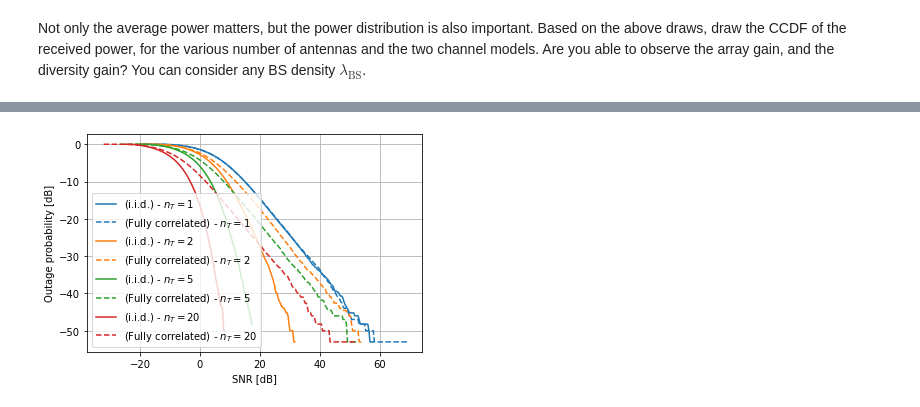
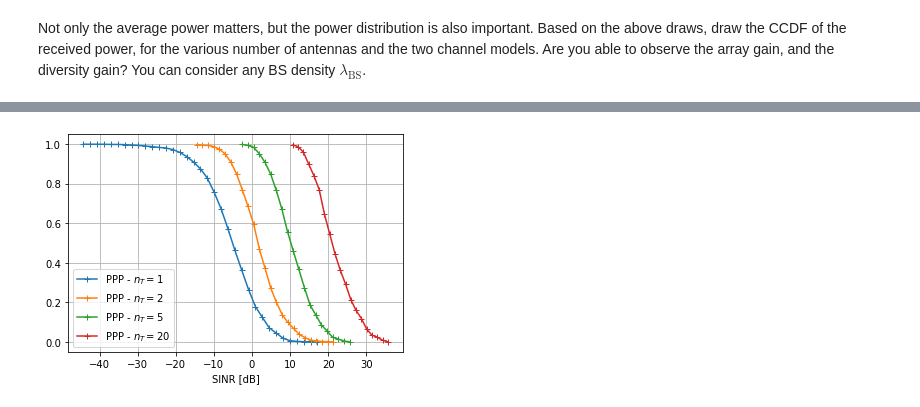
Before and after one commit to jeertmans/LELEC2796, a Jupyter notebook: project/Session-3.ipynb, the cells around one changed output, grey strips where cells are left out. Cells and saved outputs as stored; diff of their text form; code cells hidden in the pictures.

```diff
--- a/project/Session-3.ipynb
+++ b/project/Session-3.ipynb
@@ -112,7 +112,7 @@ What is the impact of the fading on the average receive power ?
 # %%
 # :START-REMOVE:
 alpha = 3.0
-N_geo = 2000
+N_geo = 20000
 P0 = 10
 h = 1
 L = 100
@@ -457,11 +454,11 @@ MRT_results_full_cor = []
 
 # :START-REMOVE:
 alpha = 3.0
-N_geo = 200000
+N_geo = 20000
 P0 = 10
 h = 1
-L = 30
-lambda_vec = [0.04] #np.linspace(0.004, 0.4, 30)
+L = 100
+lambda_vec = np.linspace(0.004, 0.4, 30)
 N_lam = len(lambda_vec)
 N_T_vec = np.array([1, 2, 5, 20])
 
@@ -528,31 +525,31 @@ plt.ylabel("Average received power [dB]");
 # %% [markdown]
 Not only the average power matters, but the power distribution is also important. Based on the above draws, draw the CCDF of the received power, for the various number of antennas and the two channel models. Are you able to observe the array gain, and the diversity gain? You can consider any BS density $\lambda_{\text{BS}}$.
 # %%
-n_bins = 30
-idx_lam = 0
+lambda_target = 0.04
+idx_lam = np.argmin(np.abs(lambda_target-lambda_vec)) #idx of the density closest to the targetted one
 
 for i, n_T in enumerate(N_T_vec):
     # i.i.d. channel
     powers_ppp = MRT_results_iid[i][:, idx_lam]
     hist_ppp, bin_edges_ppp = np.histogram(
-        10 * np.log10(powers_ppp), bins=n_bins, density=True
+        10 * np.log10(powers_ppp), bins='auto', density=True
     )
     CDF_ppp = np.cumsum(hist_ppp * np.diff(bin_edges_ppp))
     CCDF_ppp = 1 - CDF_ppp
     (line,) = plt.plot(
-        bin_edges_ppp[:-1], hist_ppp, "-", label=f"(i.i.d.) - $n_T = {n_T}$"
+        bin_edges_ppp[:-1], CCDF_ppp, "-", label=f"(i.i.d.) - $n_T = {n_T}$"
     )
 
     # fully correlated channel
     powers_ppp = MRT_results_full_cor[i][:, idx_lam]
     hist_ppp, bin_edges_ppp = np.histogram(
-        10 * np.log10(powers_ppp), bins=n_bins, density=True
+        10 * np.log10(powers_ppp), bins='auto', density=True
     )
     CDF_ppp = np.cumsum(hist_ppp * np.diff(bin_edges_ppp))
     CCDF_ppp = 1 - CDF_ppp
     (line,) = plt.plot(
         bin_edges_ppp[:-1],
-        hist_ppp,
+        CCDF_ppp,
         color=line.get_color(),
         linestyle="--",
         label=f"(Fully correlated) - $n_T = {n_T}$",
@@ -586,37 +775,14 @@ Thus, the below cell modifies the linear scale of the above figure into a logari
 # %%
 for i, n_T in enumerate(N_T_vec):
-    # i.i.d. channel
-    powers_ppp = MRT_results_iid[i][:, idx_lam]
+    powers_ppp = MRT_results_SINR[i]
     hist_ppp, bin_edges_ppp = np.histogram(
-        10*np.log10(powers_ppp), bins='auto', density=True
+        10 * np.log10(powers_ppp), bins='auto', density=True
     )
     CDF_ppp = np.cumsum(hist_ppp * np.diff(bin_edges_ppp))
     CCDF_ppp = 1 - CDF_ppp
-    (line,) = plt.plot(
-        -bin_edges_ppp[:-1], 10*np.log10(CDF_ppp), "-", label=f"(i.i.d.) - $n_T = {n_T}$"
-    )
-
-
-    # fully correlated channel
-    powers_ppp = MRT_results_full_cor[i][:, idx_lam]
-    hist_ppp, bin_edges_ppp = np.histogram(
-        10*np.log10(powers_ppp), bins='auto', density=True
-    )
-    CDF_ppp = np.cumsum(hist_ppp * np.diff(bin_edges_ppp))
-    CCDF_ppp = 1 - CDF_ppp
-    (line,) = plt.plot(
-        -bin_edges_ppp[:-1],
-        10*np.log10(CDF_ppp),
-        color=line.get_color(),
-        linestyle="--",
-        label=f"(Fully correlated) - $n_T = {n_T}$",
-    )
-
+    plt.plot(bin_edges_ppp[:-1], CCDF_ppp, "+-", label=f"PPP - $n_T = {n_T}$")
 plt.legend()
-
-
-plt.xlabel("SNR [dB]")
-plt.ylabel("Outage probability [dB]")
+plt.xlabel("SINR [dB]")
 plt.grid()
 # %% [output]
-[figure, old version]
+[figure, new version]
```
Also changed, not shown: parts of 36 cells of this notebook.
